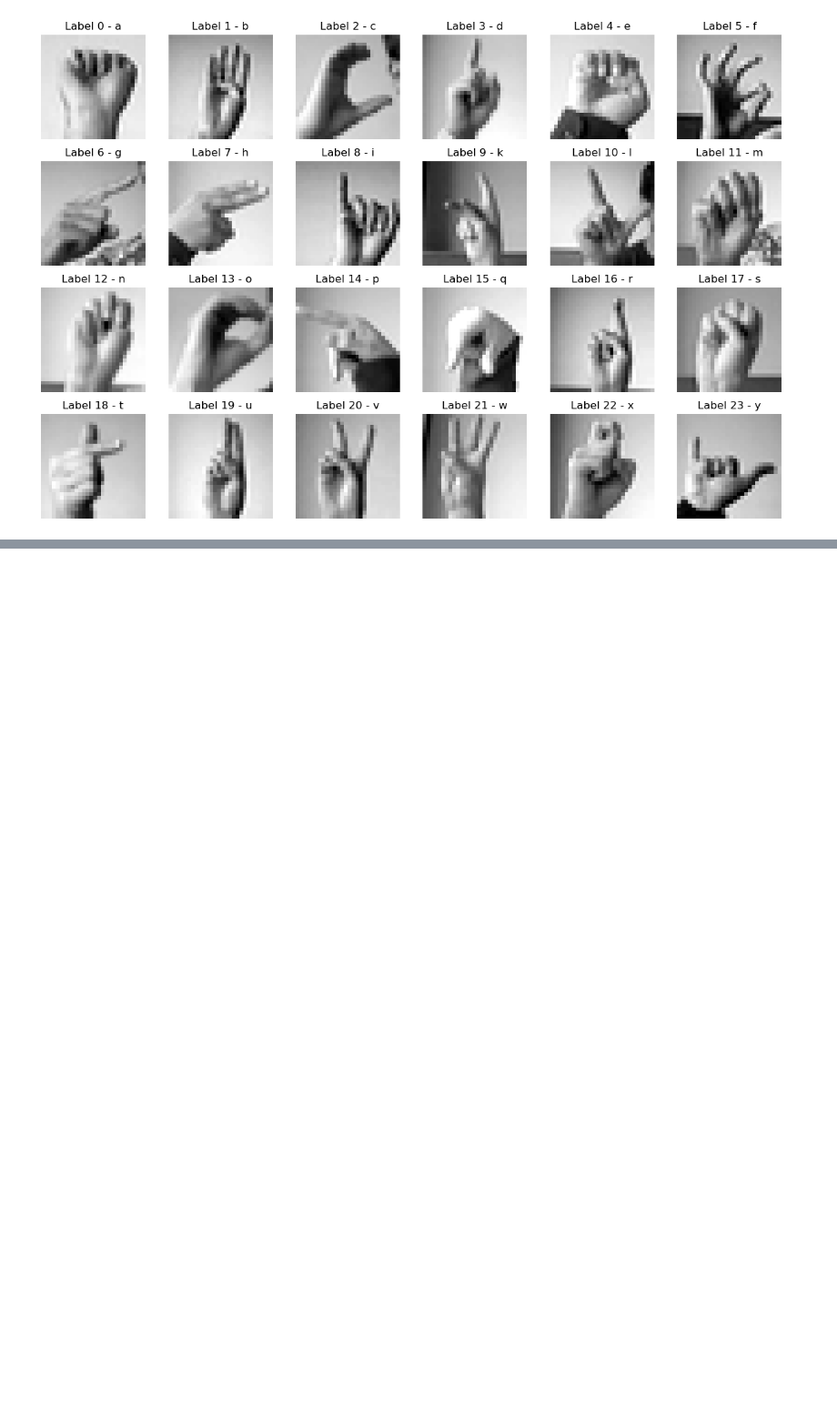
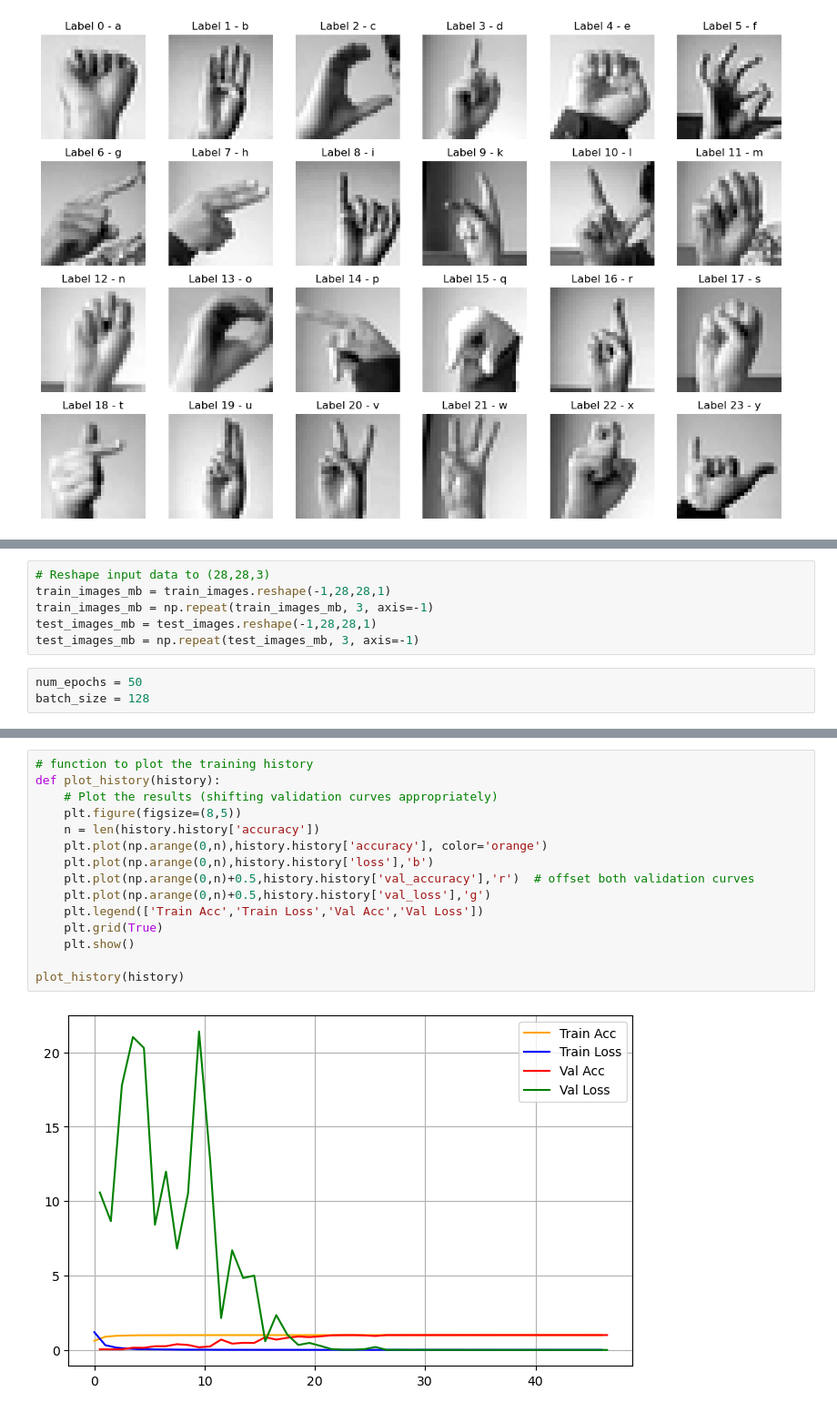
Before and after one commit to janenntt/Sign-Language-Classification, a Jupyter notebook: code.ipynb, the cells around one changed output, grey strips where cells are left out. Shown at 91% size. Drawn from its saved outputs; the diff is of its cells as text; blank space fills up the shorter version.

```diff
--- a/code.ipynb
+++ b/code.ipynb
@@ -114 +112,10 @@ from tensorflow.keras.callbacks import EarlyStopping, ModelCheckpoint, ReduceLRO
+# %%
+# Reshape input data to (28,28,3)
+train_images_mb = train_images.reshape(-1,28,28,1)
+train_images_mb = np.repeat(train_images_mb, 3, axis=-1)
+test_images_mb = test_images.reshape(-1,28,28,1)
+test_images_mb = np.repeat(test_images_mb, 3, axis=-1)
+# %%
+num_epochs = 50
+batch_size = 128
 # %%
@@ -115,0 +214,17 @@ from tensorflow.keras.callbacks import EarlyStopping, ModelCheckpoint, ReduceLRO
+# %%
+# function to plot the training history
+def plot_history(history):
+    # Plot the results (shifting validation curves appropriately)
+    plt.figure(figsize=(8,5))
+    n = len(history.history['accuracy'])
+    plt.plot(np.arange(0,n),history.history['accuracy'], color='orange')
+    plt.plot(np.arange(0,n),history.history['loss'],'b')
+    plt.plot(np.arange(0,n)+0.5,history.history['val_accuracy'],'r')  # offset both validation curves
+    plt.plot(np.arange(0,n)+0.5,history.history['val_loss'],'g')
+    plt.legend(['Train Acc','Train Loss','Val Acc','Val Loss'])
+    plt.grid(True)
+    plt.show()
+
+plot_history(history)
+# %% [output]
+[figure, added]
```
Also changed, not shown: parts of 9 cells of this notebook, 2 other files.
